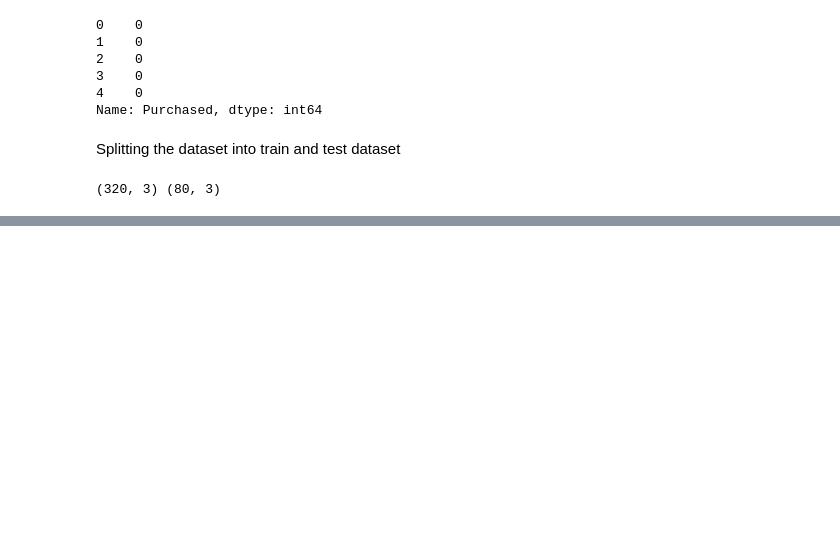
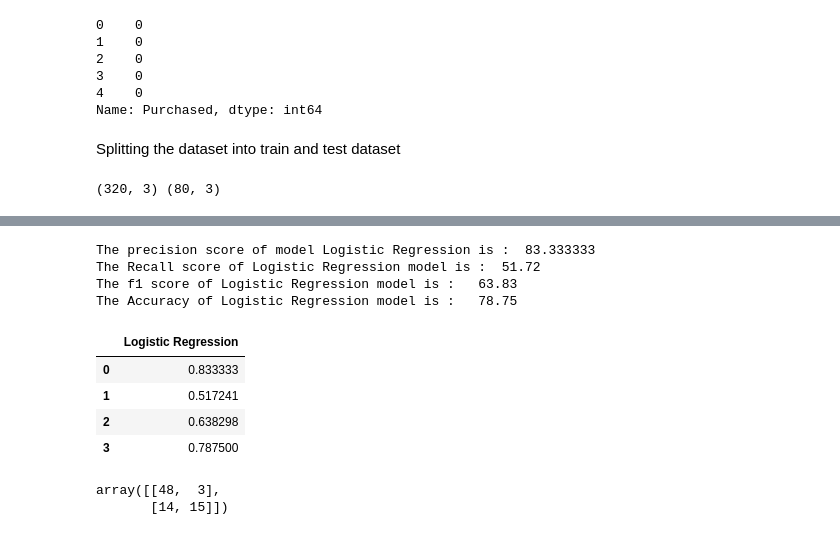
Before and after one commit to kumar291098/SUV_Car_purchesing_predicttion, a Jupyter notebook: SUV_Car_purchesing.ipynb, the cells around one changed output, grey strips where cells are left out. Cells and saved outputs as stored; diff of their text form; code cells hidden in the pictures; blank space fills up the shorter version.

```diff
--- a/SUV_Car_purchesing.ipynb
+++ b/SUV_Car_purchesing.ipynb
@@ -194,0 +250,3 @@ print(x_train.shape, x_test.shape)
+# %%
+# creating evaluation model
+score={}
@@ -194,0 +265,22 @@ print(x_train.shape, x_test.shape)
+# %%
+# evaluate Logistic regression
+eval_model("Logistic Regression",y_test, yLR)
+# %% [output]
+The precision score of model Logistic Regression is :  83.333333
+The Recall score of Logistic Regression model is :  51.72
+The f1 score of Logistic Regression model is :   63.83
+The Accuracy of Logistic Regression model is :   78.75
+# %%
+pd.DataFrame(score)
+# %% [output]
+|  | Logistic Regression |
+| 0 | 0.833333 |
+| 1 | 0.517241 |
+| 2 | 0.638298 |
+| 3 | 0.787500 |
+# %%
+# Now create the confusion metrix
+confusion_matrix(y_test, yLR)
+# %% [output]
+array([[48,  3],
+       [14, 15]])
```
Also changed, not shown: parts of 12 cells of this notebook.
